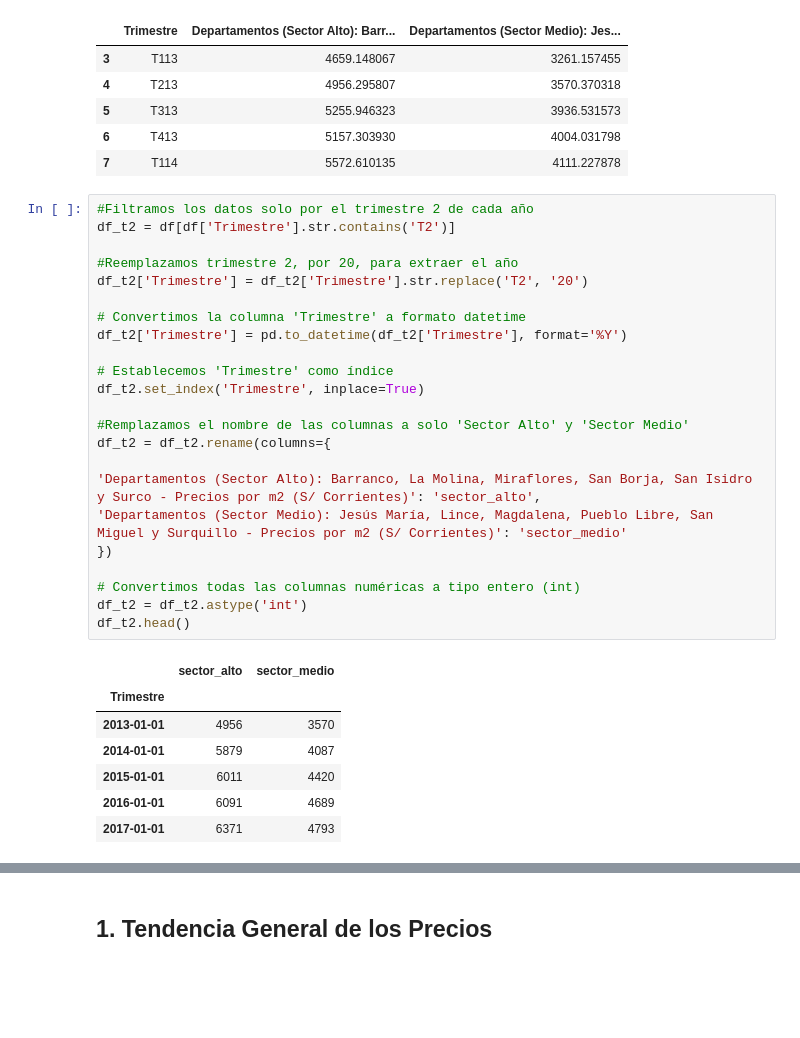
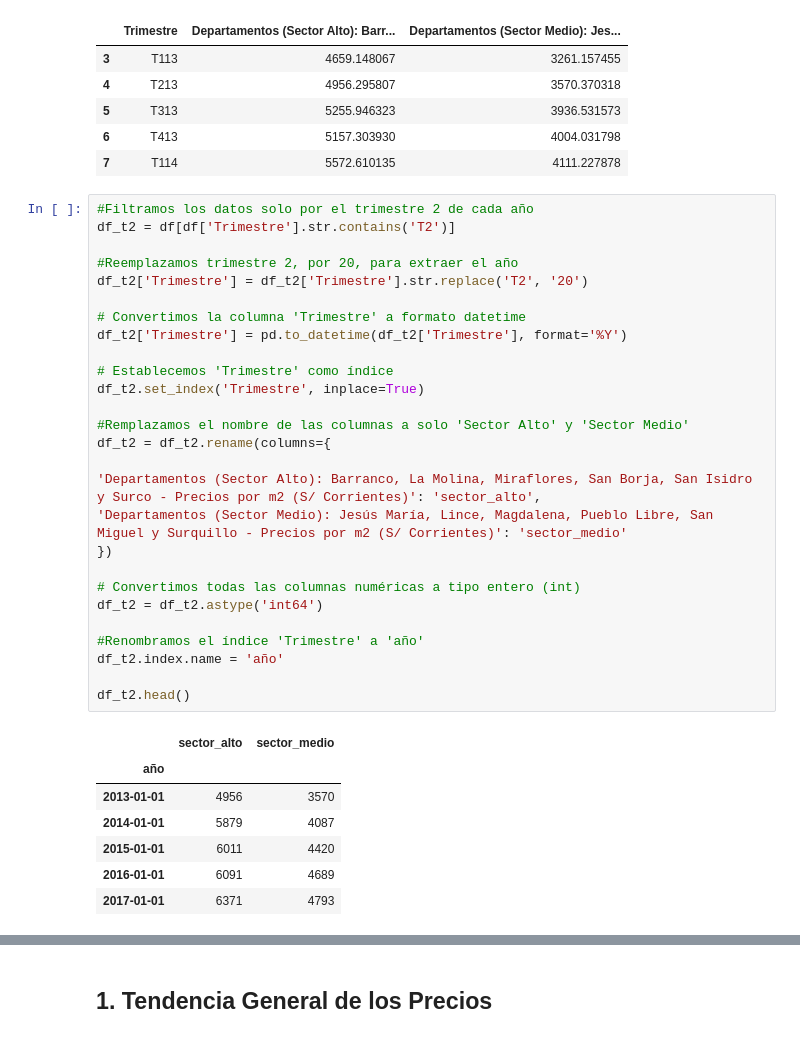
Before and after one commit to WLozanoH/prueba, a Jupyter notebook: price_of_Departments.ipynb, the cells around one changed output, grey strips where cells are left out. Cells and saved outputs as stored; diff of their text form; blank space fills up the shorter version.

```diff
--- a/price_of_Departments.ipynb
+++ b/price_of_Departments.ipynb
@@ -39,29 +47,33 @@ df.head()
 # %%
 #Filtramos los datos solo por el trimestre 2 de cada año
 df_t2 = df[df['Trimestre'].str.contains('T2')]
 
 #Reemplazamos trimestre 2, por 20, para extraer el año
 df_t2['Trimestre'] = df_t2['Trimestre'].str.replace('T2', '20')
 
 # Convertimos la columna 'Trimestre' a formato datetime
 df_t2['Trimestre'] = pd.to_datetime(df_t2['Trimestre'], format='%Y')
 
 # Establecemos 'Trimestre' como índice
 df_t2.set_index('Trimestre', inplace=True)
 
 #Remplazamos el nombre de las columnas a solo 'Sector Alto' y 'Sector Medio'
 df_t2 = df_t2.rename(columns={
 
 'Departamentos (Sector Alto): Barranco, La Molina, Miraflores, San Borja, San Isidro y Surco - Precios por m2 (S/ Corrientes)': 'sector_alto',
 'Departamentos (Sector Medio): Jesús María, Lince, Magdalena, Pueblo Libre, San Miguel y Surquillo - Precios por m2 (S/ Corrientes)': 'sector_medio'
 })
 
 # Convertimos todas las columnas numéricas a tipo entero (int)
-df_t2 = df_t2.astype('int')
+df_t2 = df_t2.astype('int64')
+
+#Renombramos el índice 'Trimestre' a 'año'
+df_t2.index.name = 'año'
+
 df_t2.head()
 # %% [output]
 |  | sector_alto | sector_medio |
-| Trimestre |  |  |
+| año |  |  |
 | 2013-01-01 | 4956 | 3570 |
 | 2014-01-01 | 5879 | 4087 |
 | 2015-01-01 | 6011 | 4420 |
```
Also changed, not shown: parts of 15 cells of this notebook.
